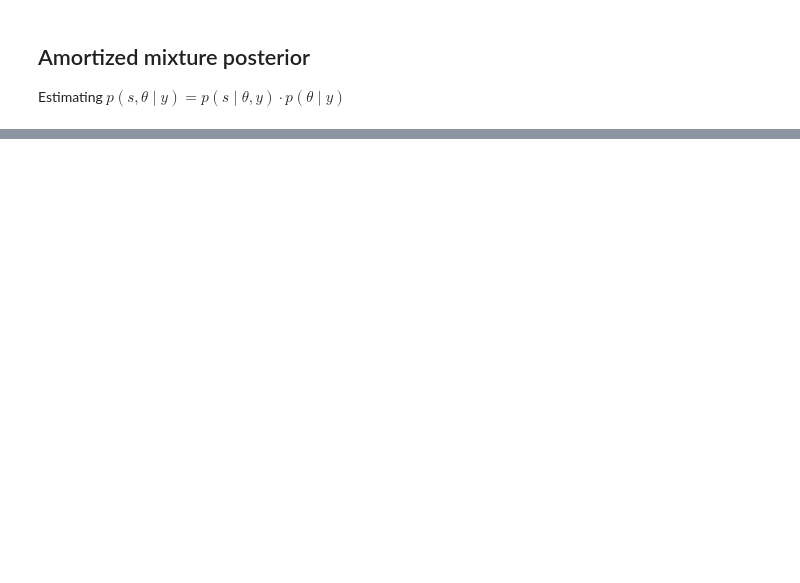
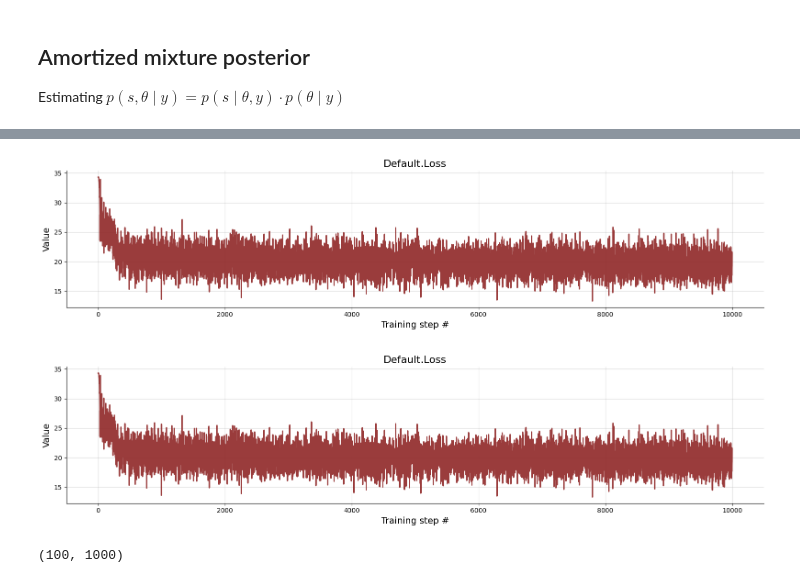
Before and after one commit to Kucharssim/bayesflow-amortized-mixtures, a Jupyter notebook: normal-mixture.ipynb, the cells around one changed output, grey strips where cells are left out. Cells and saved outputs as stored; diff of their text form; code cells hidden in the pictures; blank space fills up the shorter version.

```diff
--- a/normal-mixture.ipynb
+++ b/normal-mixture.ipynb
@@ -130,3 +129,15 @@ amortized_mixture_posterior = AmortizedMixturePosterior(
     amortized_mixture=amortized_mixture,
     amortized_posterior=amortized_posterior
 )
+# %%
+def configurator_mixture_posterior(input_dict):
+    mixture_inputs = configurator(input_dict)
+    posterior_inputs = {
+        'parameters': mixture_inputs['parameters'],
+        'summary_conditions': mixture_inputs['observables']
+    }
+
+    return {
+        'mixture_inputs': mixture_inputs,
+        'posterior_inputs': posterior_inputs
+    }
@@ -132,0 +157,3 @@ amortized_mixture_posterior = AmortizedMixturePosterior(
+# %%
+%%time
+h = trainer.train_online(epochs=20, iterations_per_epoch=500, batch_size=64)
@@ -132,0 +164,5 @@ amortized_mixture_posterior = AmortizedMixturePosterior(
+# %%
+bf.diagnostics.plot_losses(h)
+# %% [output]
+[figure, added]
+[figure, added]
@@ -132,0 +176,8 @@ amortized_mixture_posterior = AmortizedMixturePosterior(
+# %%
+x = np.array(df_conf['mixture_inputs']['observables'][0, :, 0, 0])
+ind = np.argsort(x)
+x = x[ind]
+p = mixture_estimates[0,:,ind,1]
+p_simple = mixture_estimates_simple[0,ind,1]
+# %% [output]
+(100, 1000)
```
Also changed, not shown: parts of 15 cells of this notebook, 2 other files.
